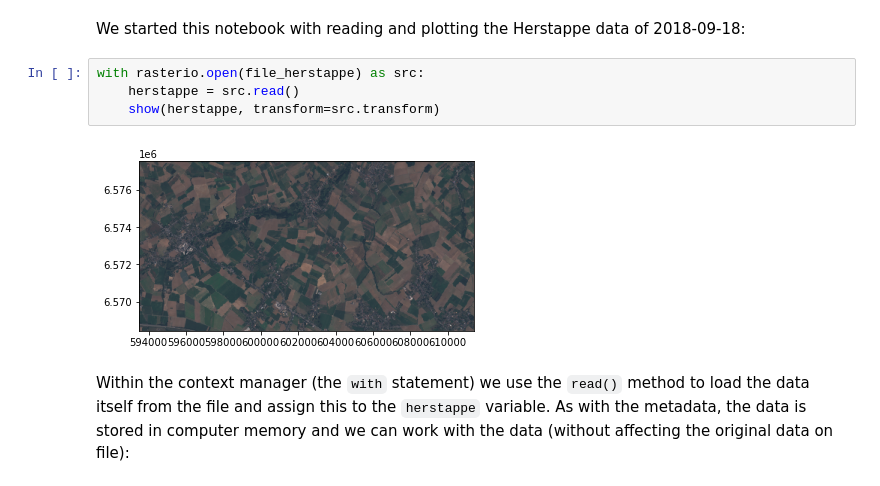
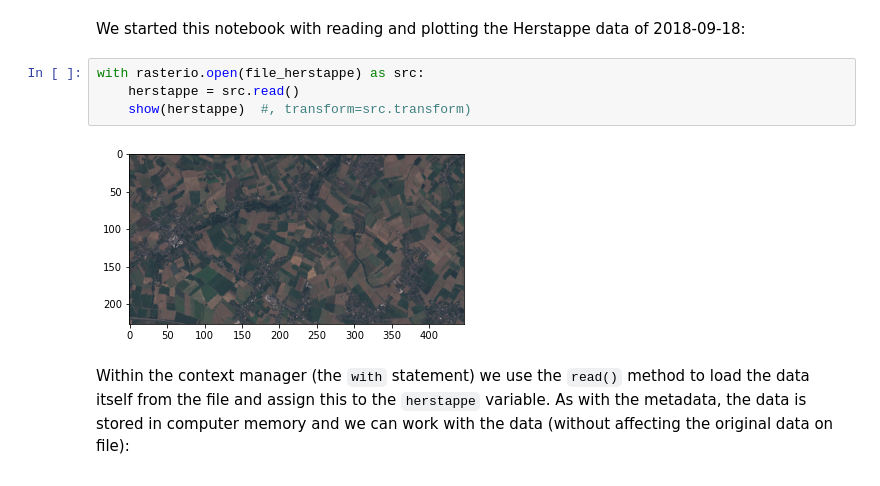
Before and after one commit to jorisvandenbossche/DS-python-geospatial, a Jupyter notebook: _solved/10-introduction-raster.ipynb, the cells around one changed output. Saved outputs shown, nothing was run; the diff lists cells and outputs as text.

```diff
--- a/_solved/10-introduction-raster.ipynb
+++ b/_solved/10-introduction-raster.ipynb
@@ -206,9 +206,9 @@ We started this notebook with reading and plotting the Herstappe data of 2018-09
 # %%
 with rasterio.open(file_herstappe) as src:
     herstappe = src.read()
-    show(herstappe, transform=src.transform)
+    show(herstappe)  #, transform=src.transform)
 # %% [output]
-[figure, old version]
+[figure, new version]
 # %% [markdown]
 Within the context manager (the `with` statement) we use the `read()` method to load the data itself from the file and assign this to the `herstappe` variable. As with the metadata, the data is stored in computer memory and we can work with the data (without affecting the original data on file):
 # %% [markdown]
```
Also changed, not shown: parts of 3 cells of this notebook, 3 other files.
